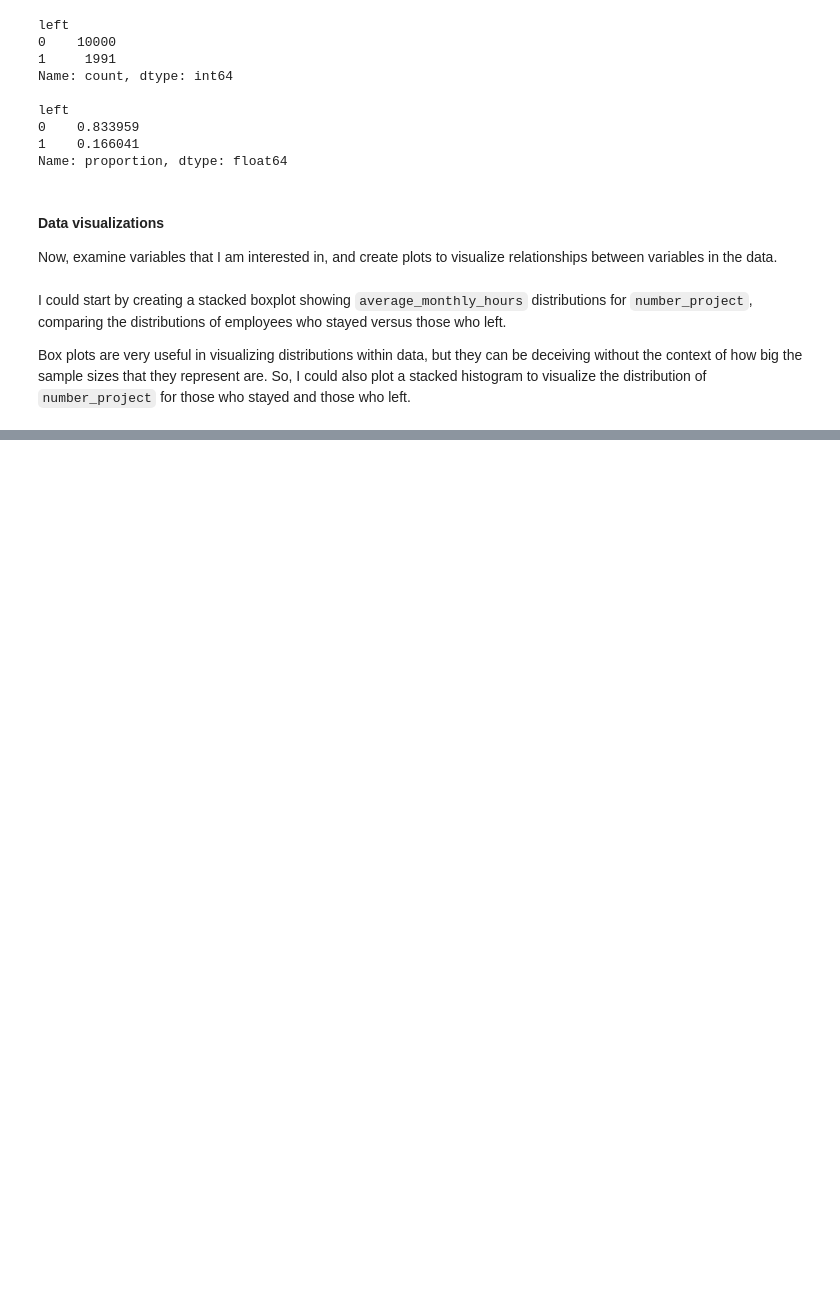
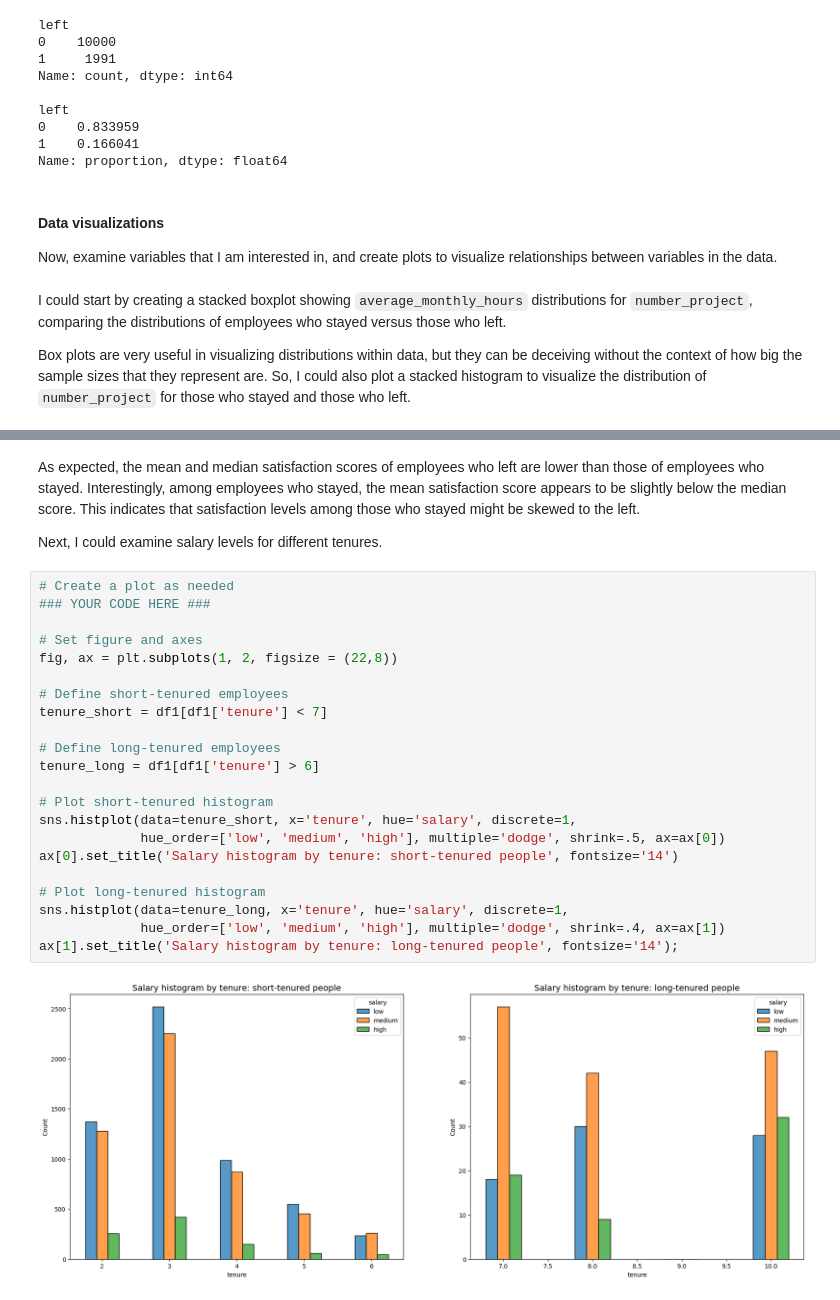
Before and after one commit to JSparktuneGrid/HR-data-driven-project, a Jupyter notebook: notebooks/HR_data_driven_project.ipynb, the cells around one changed output, grey strips where cells are left out. Drawn from its saved outputs; the diff is of its cells as text; blank space fills up the shorter version.

```diff
--- a/notebooks/HR_data_driven_project.ipynb
+++ b/notebooks/HR_data_driven_project.ipynb
@@ -242,0 +343,28 @@ Box plots are very useful in visualizing distributions within data, but they can
+# %% [markdown]
+As expected, the mean and median satisfaction scores of employees who left are lower than those of employees who stayed. Interestingly, among employees who stayed, the mean satisfaction score appears to be slightly below the median score. This indicates that satisfaction levels among those who stayed might be skewed to the left.
+
+Next, I could examine salary levels for different tenures.
+# %%
+# Create a plot as needed
+### YOUR CODE HERE ###
+
+# Set figure and axes
+fig, ax = plt.subplots(1, 2, figsize = (22,8))
+
+# Define short-tenured employees
+tenure_short = df1[df1['tenure'] < 7]
+
+# Define long-tenured employees
+tenure_long = df1[df1['tenure'] > 6]
+
+# Plot short-tenured histogram
+sns.histplot(data=tenure_short, x='tenure', hue='salary', discrete=1,
+             hue_order=['low', 'medium', 'high'], multiple='dodge', shrink=.5, ax=ax[0])
+ax[0].set_title('Salary histogram by tenure: short-tenured people', fontsize='14')
+
+# Plot long-tenured histogram
+sns.histplot(data=tenure_long, x='tenure', hue='salary', discrete=1,
+             hue_order=['low', 'medium', 'high'], multiple='dodge', shrink=.4, ax=ax[1])
+ax[1].set_title('Salary histogram by tenure: long-tenured people', fontsize='14');
+# %% [output]
+[figure, added]
```
Also changed, not shown: parts of 10 cells of this notebook, 3 other files.
